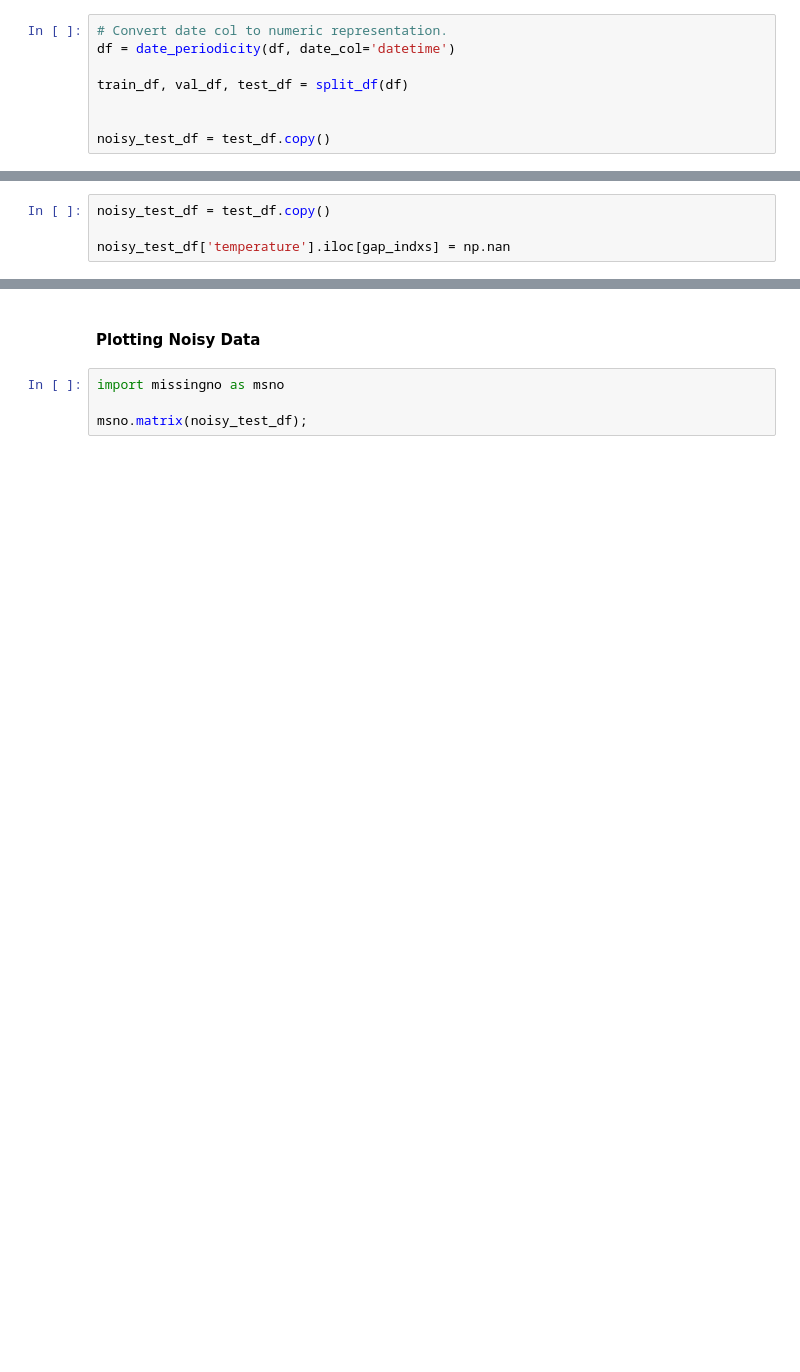
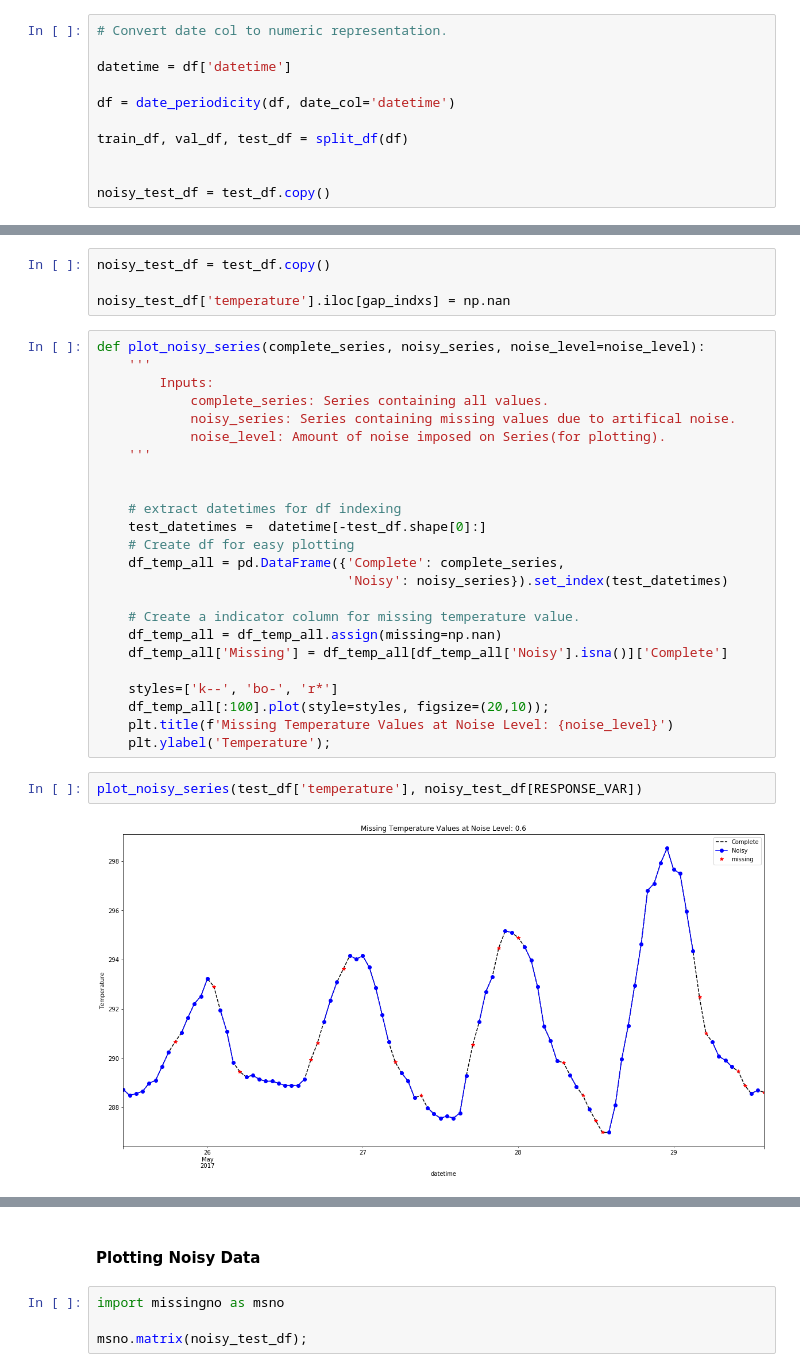
Before and after one commit to franticOreo/WeatherInterpolation, a Jupyter notebook: WeatherDataInterpolation.ipynb, the cells around one changed output, grey strips where cells are left out. Saved outputs shown, nothing was run; the diff lists cells and outputs as text; blank space fills up the shorter version.

```diff
--- a/WeatherDataInterpolation.ipynb
+++ b/WeatherDataInterpolation.ipynb
@@ -94,6 +96,9 @@ df.isna().sum().sum()
 - Create 10% missing temperature data.
 # %%
 # Convert date col to numeric representation.
+
+datetime = df['datetime']
+
 df = date_periodicity(df, date_col='datetime')
 
 train_df, val_df, test_df = split_df(df)
@@ -147,3 +148,31 @@ plt.plot(gap_indxs)
 noisy_test_df = test_df.copy()
 
 noisy_test_df['temperature'].iloc[gap_indxs] = np.nan
+# %%
+def plot_noisy_series(complete_series, noisy_series, noise_level=noise_level):
+    '''
+        Inputs:
+            complete_series: Series containing all values.
+            noisy_series: Series containing missing values due to artifical noise.
+            noise_level: Amount of noise imposed on Series(for plotting).
+    '''
+
+
+    # extract datetimes for df indexing
+    test_datetimes =  datetime[-test_df.shape[0]:]
+    # Create df for easy plotting
+    df_temp_all = pd.DataFrame({'Complete': complete_series,
+                                'Noisy': noisy_series}).set_index(test_datetimes)
+
+    # Create a indicator column for missing temperature value.
+    df_temp_all = df_temp_all.assign(missing=np.nan)
+    df_temp_all['Missing'] = df_temp_all[df_temp_all['Noisy'].isna()]['Complete']
+
+    styles=['k--', 'bo-', 'r*']
+    df_temp_all[:100].plot(style=styles, figsize=(20,10));
+    plt.title(f'Missing Temperature Values at Noise Level: {noise_level}')
+    plt.ylabel('Temperature');
+# %%
+plot_noisy_series(test_df['temperature'], noisy_test_df[RESPONSE_VAR])
+# %% [output]
+[figure, added]
```
Also changed, not shown: parts of 29 cells of this notebook.
